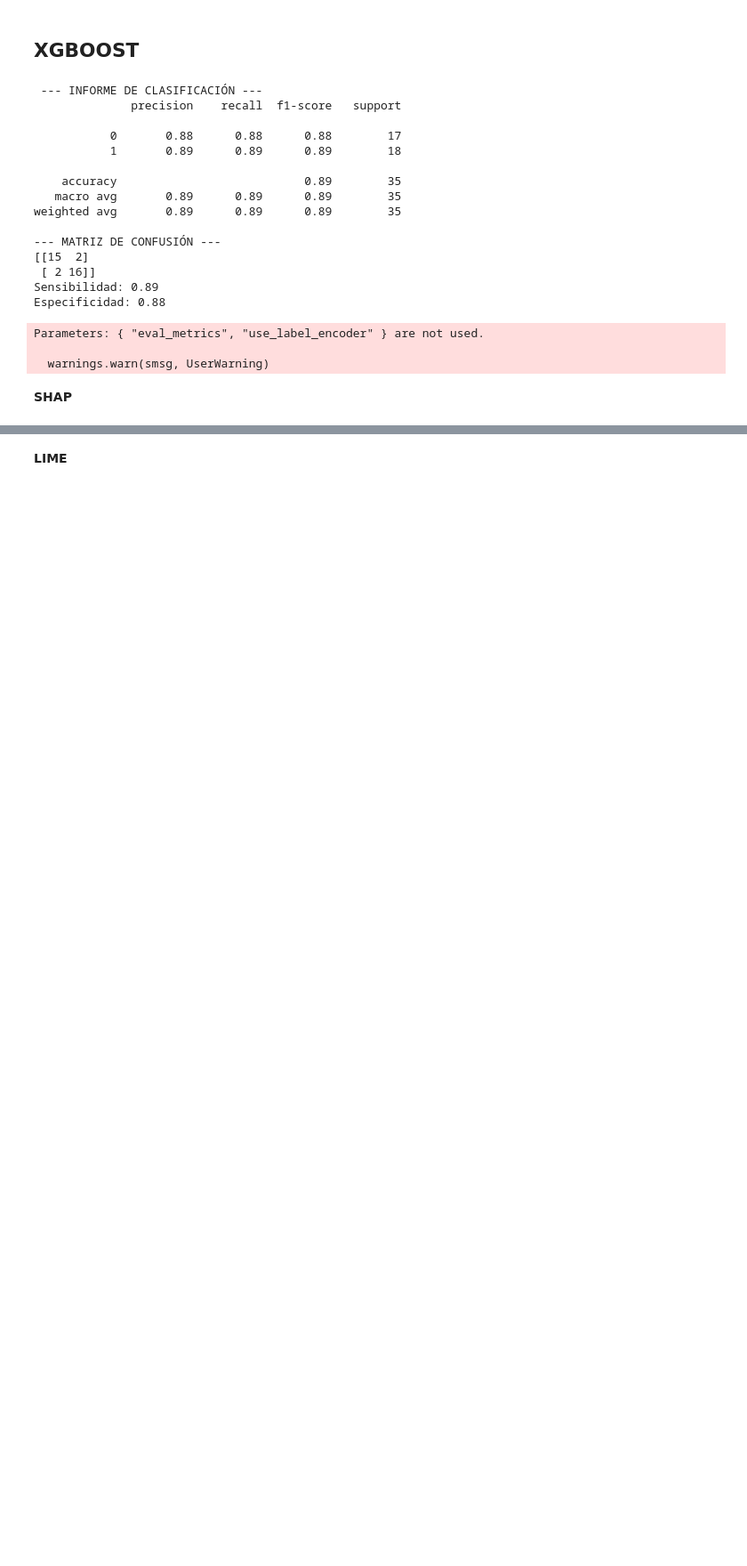
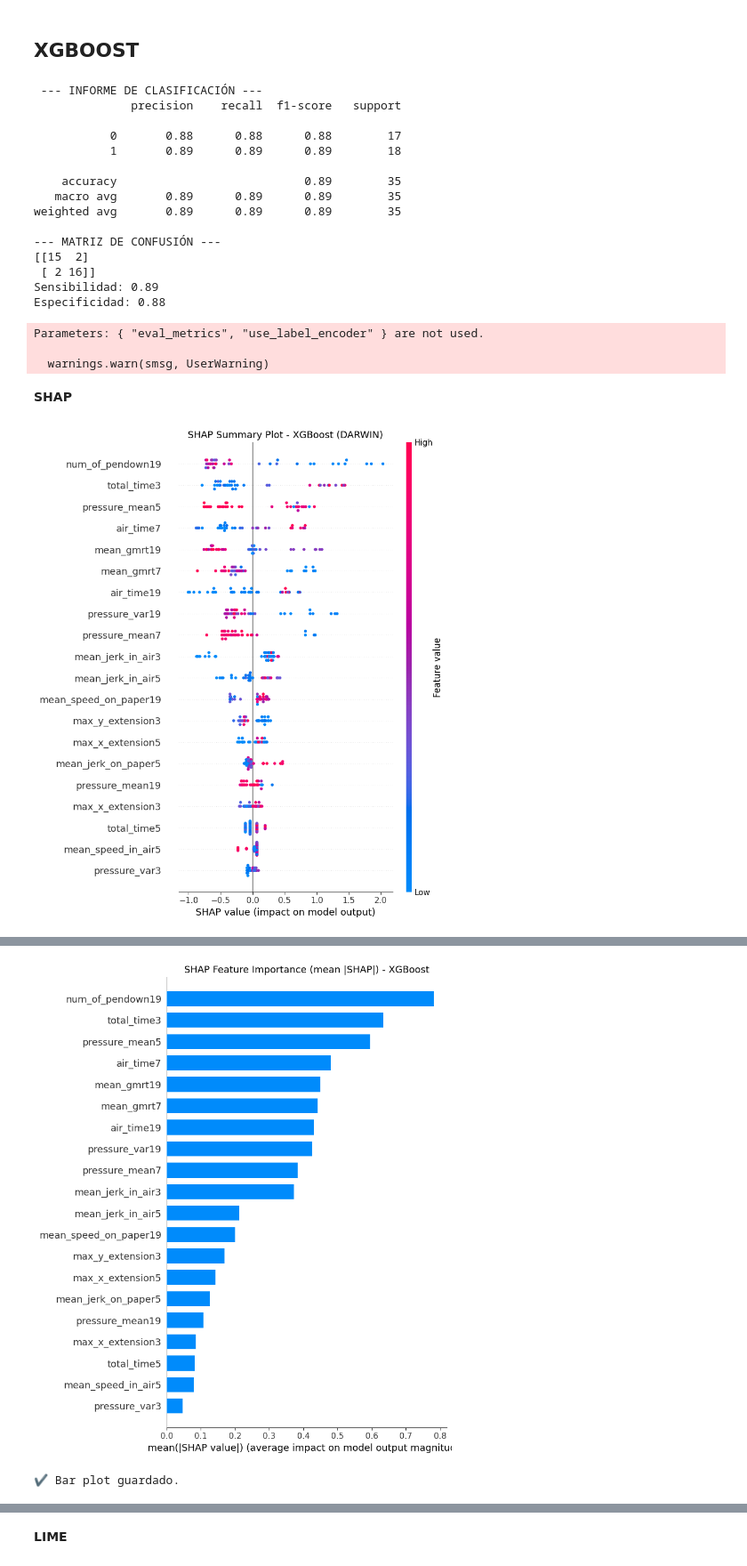
Before and after one commit to joserdeg/pruebas_tfm, a Jupyter notebook: darwin/darwin_ml5.ipynb, the cells around one changed output, grey strips where cells are left out. Shown at 89% size. Saved outputs shown, nothing was run; the diff lists cells and outputs as text; code cells hidden in the pictures; blank space fills up the shorter version.

```diff
--- a/darwin/darwin_ml5.ipynb
+++ b/darwin/darwin_ml5.ipynb
@@ -810,7 +838,7 @@ plt.figure()
 shap.summary_plot(
     shap_values,
     X_test_scaled,
-    feature_names=X.columns.tolist(),
+    feature_names=top_vars_XGB,
     show=False
 )
 plt.title("SHAP Summary Plot - XGBoost (DARWIN)", fontsize=13)
@@ -826,7 +854,7 @@ plt.figure()
 shap.summary_plot(
     shap_values,
     X_test_scaled,
-    feature_names=X.columns.tolist(),
+    feature_names=top_vars_XGB,
     plot_type="bar",
     show=False
 )
@@ -845,7 +873,7 @@ explanation = shap.Explanation(
     values=shap_values[sample_idx],
     base_values=explainer.expected_value,
     data=X_test_scaled[sample_idx] if hasattr(X_test_scaled, '__array__') else X_test_scaled.iloc[sample_idx].values,
-    feature_names=X.columns.tolist()
+    feature_names=top_vars_XGB
 )
 
 plt.figure()
@@ -858,33 +886,34 @@ print("✔ Waterfall plot guardado.")
 
 # ============================================================
 # Dependence Plot
 # ============================================================
 mean_abs_shap = np.abs(shap_values).mean(axis=0)
 top_feature_idx = np.argmax(mean_abs_shap)
-top_feature_name = X.columns[top_feature_idx]
+top_feature_name = top_vars_XGB[top_feature_idx]
 
 plt.figure()
 shap.dependence_plot(
     top_feature_idx,
     shap_values,
     X_test_scaled,
-    feature_names=X.columns.tolist(),
+    feature_names=top_vars_XGB,
     show=False
 )
 plt.title(f"SHAP Dependence Plot — {top_feature_name}", fontsize=13)
 plt.tight_layout()
 plt.savefig("shap_dependence.png", dpi=150, bbox_inches='tight')
 plt.show()
 print(f"✔ Dependence plot guardado para: {top_feature_name}")
 
 # ============================================================
 # RESUMEN NUMÉRICO: Top 10 features por |SHAP| medio
 # ============================================================
 feature_importance_df = pd.DataFrame({
-    'Feature': X.columns,
+    'Feature': top_vars_XGB,
     'Mean |SHAP|': mean_abs_shap
 }).sort_values('Mean |SHAP|', ascending=False).reset_index(drop=True)
 
 print("\n=== TOP 10 FEATURES MÁS RELEVANTES (SHAP) ===")
 print(feature_importance_df.head(10).to_string(index=False))
 # %% [output]
+[figure, added]
@@ -894,0 +921,2 @@ Stack trace:
+[figure, added]
+✔ Bar plot guardado.
```
Also changed, not shown: parts of 8 cells of this notebook, 23 other files.
